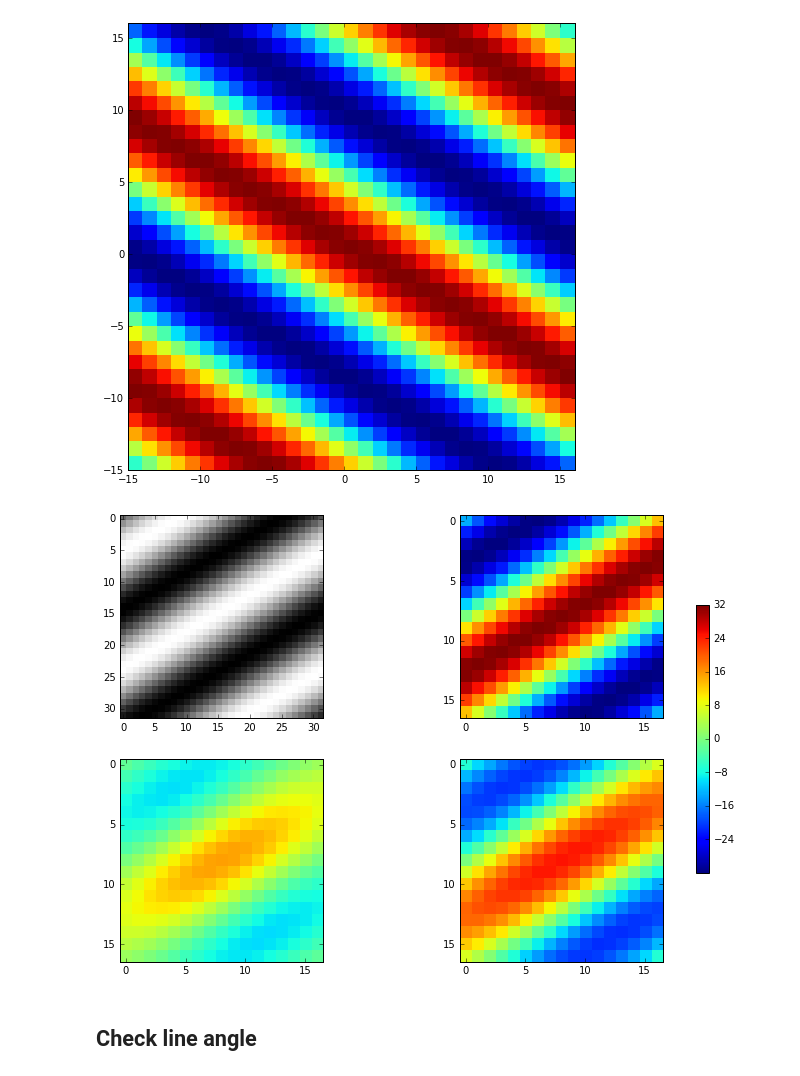
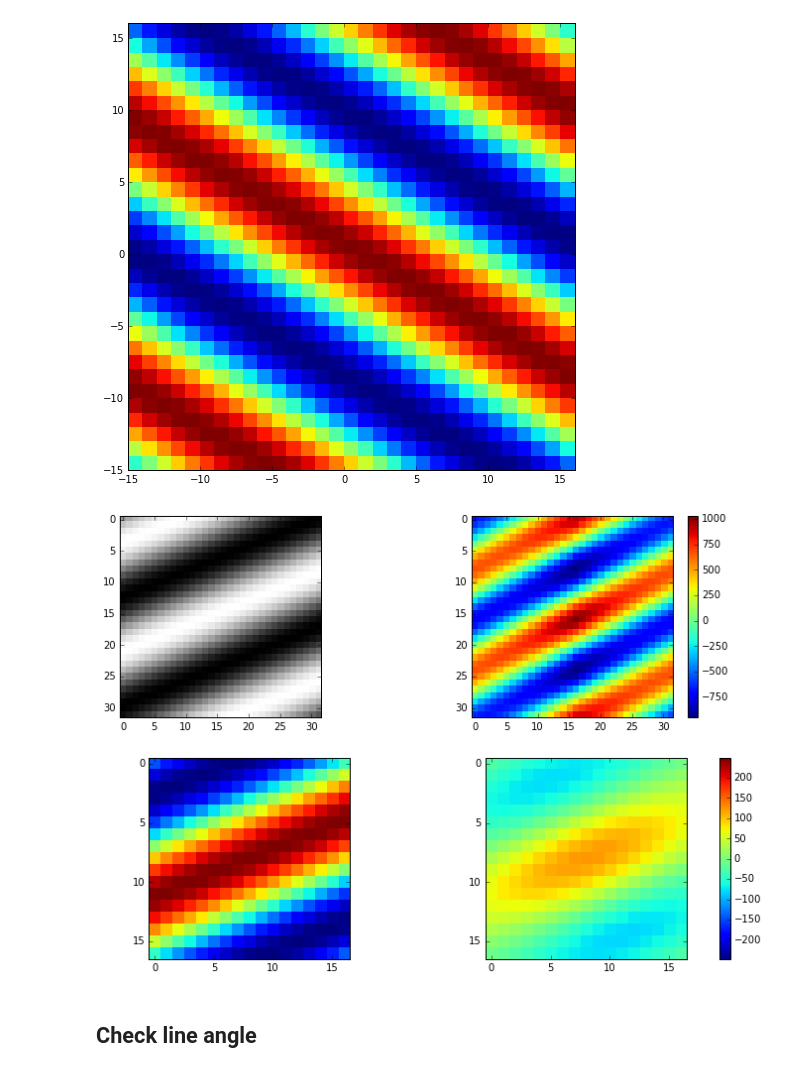
Before and after one commit to tytell/fibers, a Jupyter notebook: Fiber Angle Test 2D.ipynb, the cells around one changed output. Cells and saved outputs as stored; diff of their text form; code cells hidden in the pictures.

```diff
--- a/Fiber Angle Test 2D.ipynb
+++ b/Fiber Angle Test 2D.ipynb
@@ -155,23 +131,26 @@ show()
 # %% [output]
 [figure]
 # %%
-C1 = ndautocorr(I,insz=(16,16))
-C2 = ndautocorr(I,insz=(16,16), window='hamming')
-C3 = ndautocorr(I,insz=(16,16), window='kaiser', beta=2)
+hamm = fibers.make_window_vals(I, window='hamming')
+
+C1 = fibers.ndautocorr(I)
+C2 = fibers.scipyautocorr(I,insz=(16,16))
+C3 = fibers.scipyautocorr(I,insz=(16,16), window=hamm)
 
 fig,ax = subplots(2,2)
 ax[0,0].imshow(I,cmap=cm.gray, interpolation='nearest')
 
-ax[0,1].imshow(C1, interpolation='nearest')
+im = ax[0,1].imshow(C1, interpolation='nearest')
+fig.colorbar(im, ax=ax[0,1])
 
 im = ax[1,0].imshow(C2, interpolation='nearest')
-im.set_clim(np.min(C1),np.max(C1))
+im.set_clim(np.min(C2),np.max(C2))
 
 im = ax[1,1].imshow(C3, interpolation='nearest')
-im.set_clim(np.min(C1),np.max(C1))
+im.set_clim(np.min(C2),np.max(C2))
 
-fig.colorbar(im, ax=ax.ravel().tolist(), fraction=0.02)
+fig.colorbar(im, ax=ax[1,:].tolist(), fraction=0.02)
 
 show()
 # %% [output]
-[figure, old version]
+[figure, new version]
```
Also changed, not shown: parts of 22 cells of this notebook, 6 other files.
